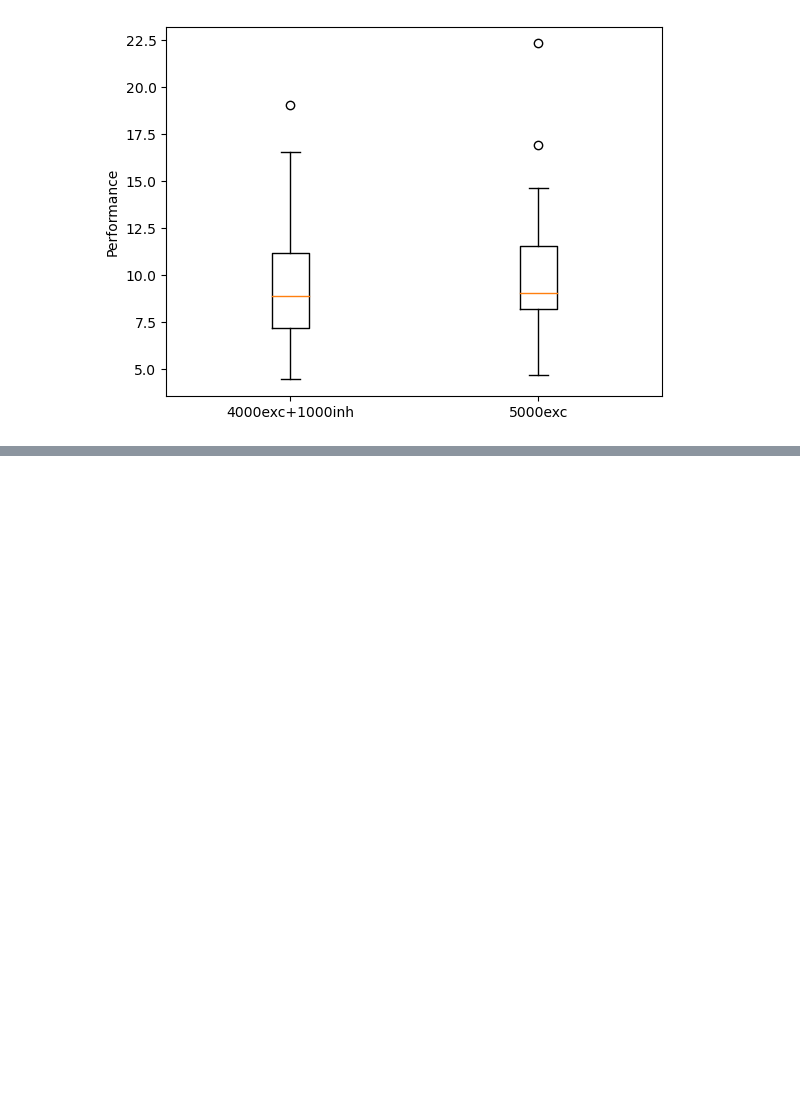
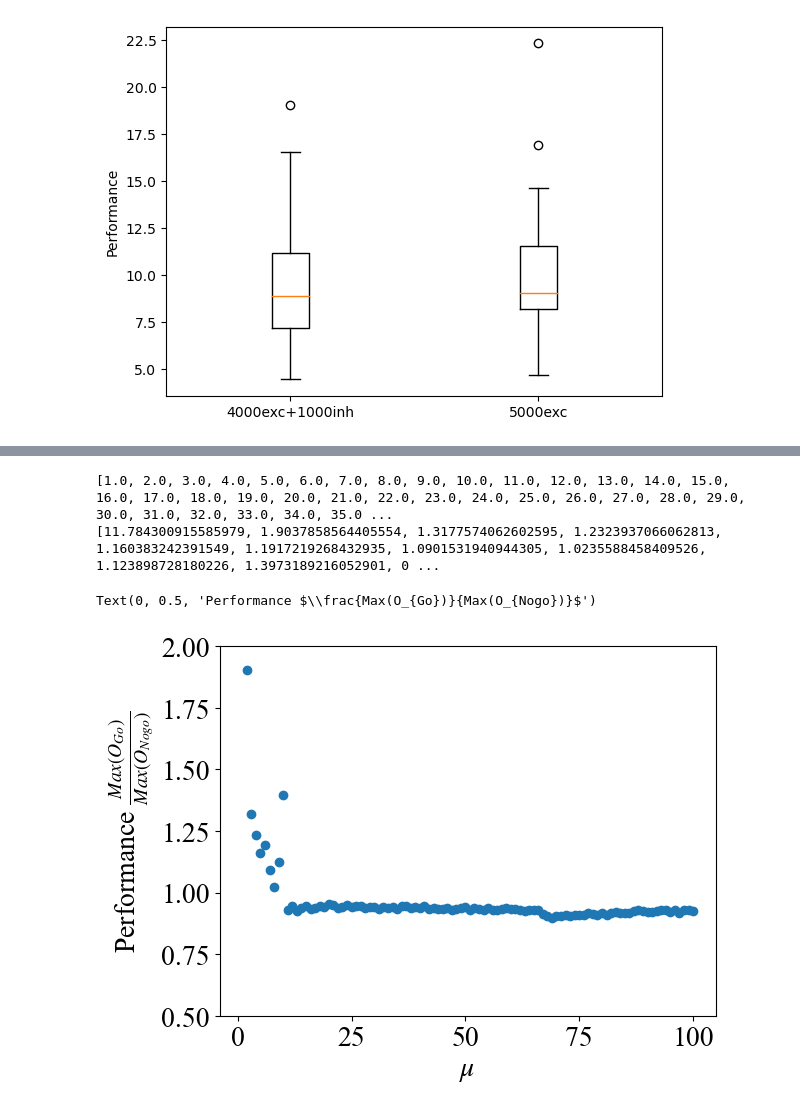
Before and after one commit to LiBinUtokyo/LowRank_ModifiedTheta_SNN, a Jupyter notebook: PYTHON/boxplot.ipynb, the cells around one changed output, grey strips where cells are left out. Drawn from its saved outputs; the diff is of its cells as text; code cells hidden in the pictures; blank space fills up the shorter version.

```diff
--- a/PYTHON/boxplot.ipynb
+++ b/PYTHON/boxplot.ipynb
@@ -7,3 +8,12 @@ import matplotlib.pyplot as plt
+# %%
+#设置绘图格式
+config = {
+    "font.family": 'serif',
+    "font.serif": ['Times New Roman'],
+    "font.size": 20,
+    "mathtext.fontset": 'stix',
+}
+plt.rcParams.update(config)
 # %%
 origin = []
 origin_onlyexc = []
@@ -85,0 +91,28 @@ for i in range(0,8,2):
+# %%
+#画performance对mu,RS和sigma的依赖
+
+# mu
+with open('prop_change_mu.csv', mode='r') as file:
+    # 创建一个CSV阅读器
+    reader = csv.reader(file)
+    count = 0
+    # 遍历CSV文件中的每一行
+    for row in reader:
+        if count == 0: mu = [float(i) for i in row]
+        else:
+            per_mu = [float(i) for i in row]
+        count += 1
+
+print(mu)
+print(per_mu)
+
+fig, ax = plt.subplots()
+ax.scatter(mu,per_mu)
+ax.set_ylim(0.5,2)
+ax.set_xlabel(r'$\mu$')
+ax.set_ylabel(r'Performance $\frac{Max(O_{Go})}{Max(O_{Nogo})}$')
+# %% [output]
+[1.0, 2.0, 3.0, 4.0, 5.0, 6.0, 7.0, 8.0, 9.0, 10.0, 11.0, 12.0, 13.0, 14.0, 15.0, 16.0, 17.0, 18.0, 19.0, 20.0, 21.0, 22.0, 23.0, 24.0, 25.0, 26.0, 27.0, 28.0, 29.0, 30.0, 31.0, 32.0, 33.0, 34.0, 35.0 ...
+[11.784300915585979, 1.9037858564405554, 1.3177574062602595, 1.2323937066062813, 1.160383242391549, 1.1917219268432935, 1.0901531940944305, 1.0235588458409526, 1.123898728180226, 1.3973189216052901, 0 ...
+Text(0, 0.5, 'Performance $\\frac{Max(O_{Go})}{Max(O_{Nogo})}$')
+[figure, added]
```
Also changed, not shown: parts of 4 cells of this notebook, 1 other file.
